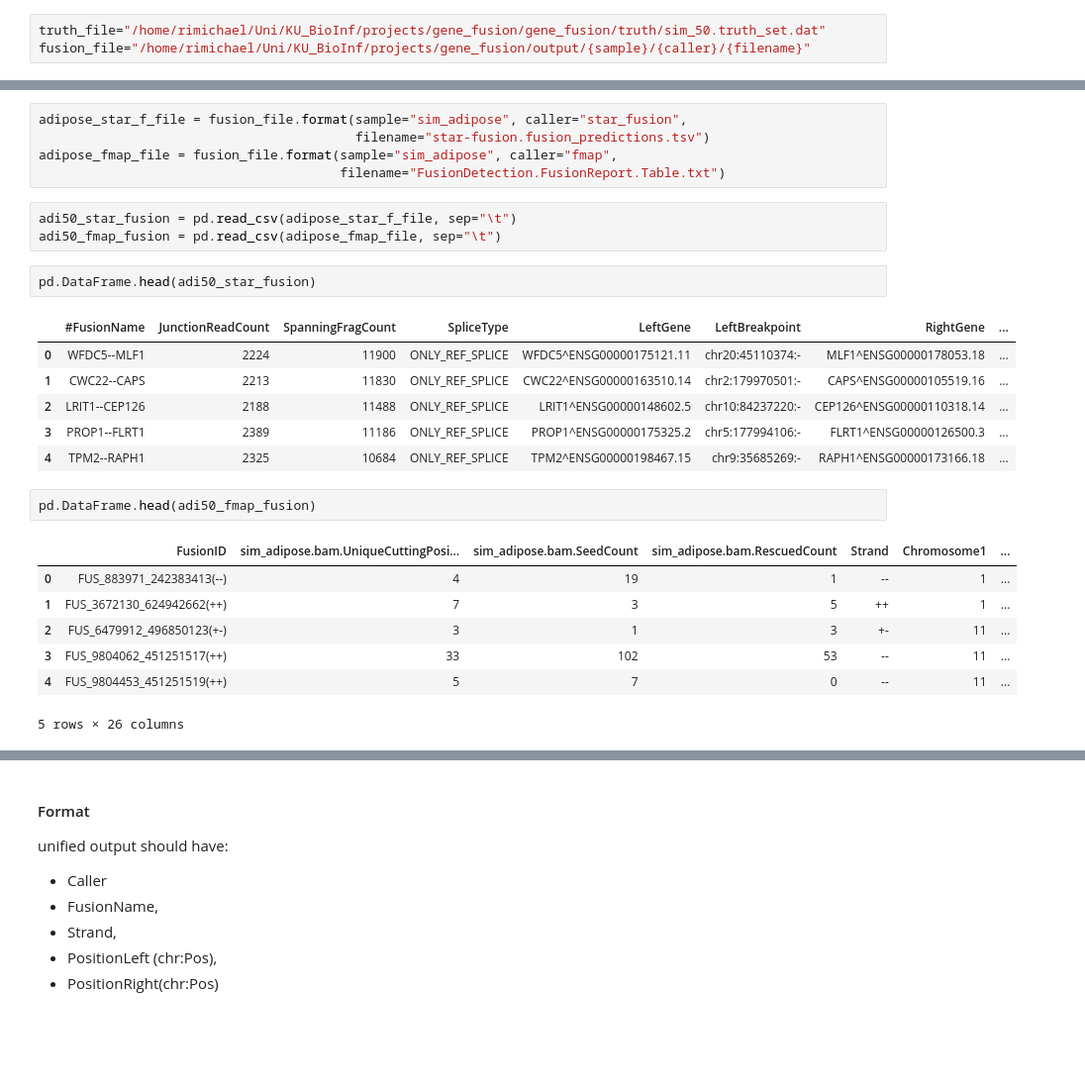
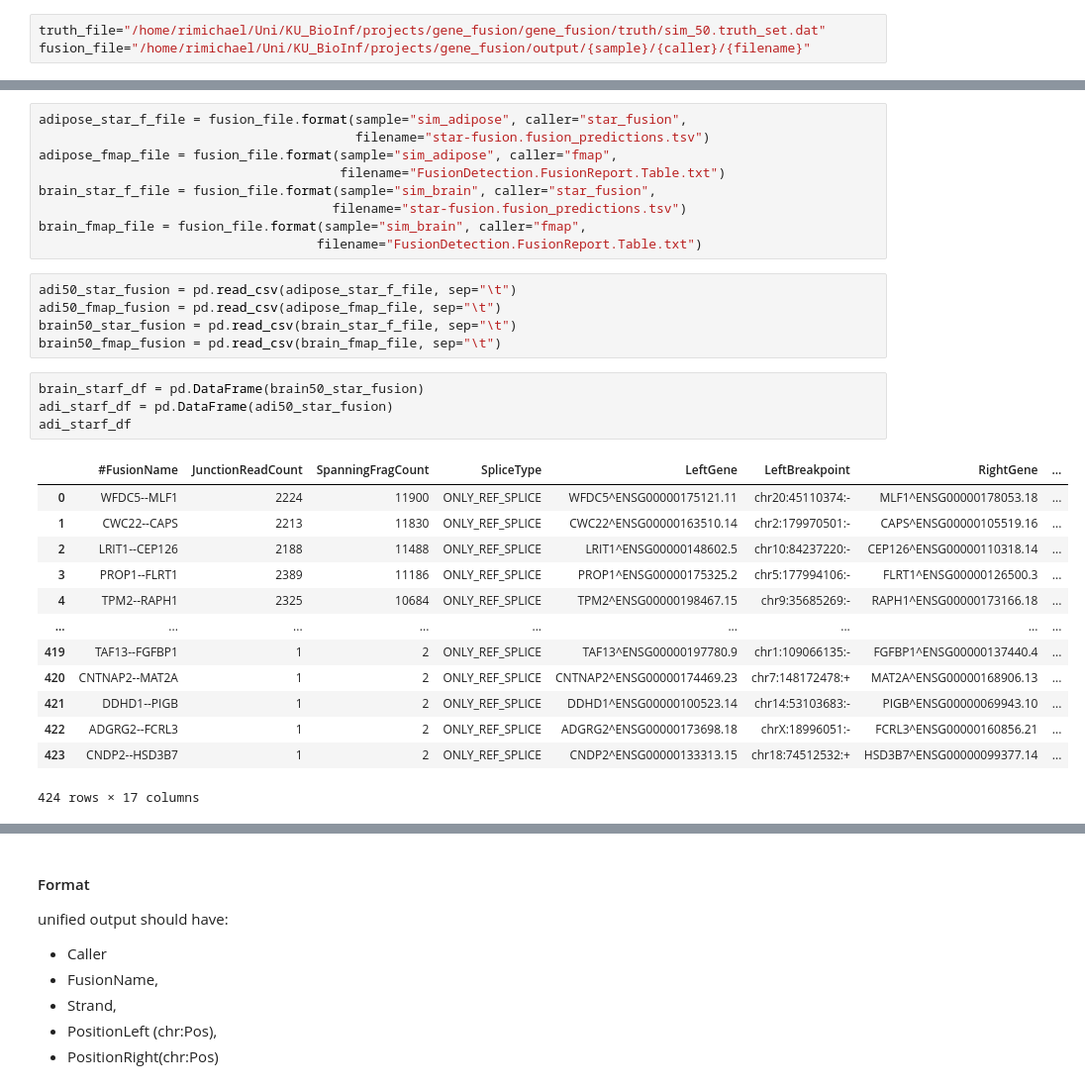
Before and after one commit to RMichae1/gene_fusion, a Jupyter notebook: Fusion_Analysis.ipynb, the cells around one changed output, grey strips where cells are left out. Shown: that part at 99% size. Saved outputs shown, nothing was run; the diff lists cells and outputs as text; blank space fills up the shorter version.

```diff
--- a/Fusion_Analysis.ipynb
+++ b/Fusion_Analysis.ipynb
@@ -21,25 +22,30 @@ adipose_star_f_file = fusion_file.format(sample="sim_adipose", caller="star_fusi
                                          filename="star-fusion.fusion_predictions.tsv")
 adipose_fmap_file = fusion_file.format(sample="sim_adipose", caller="fmap",
                                        filename="FusionDetection.FusionReport.Table.txt")
+brain_star_f_file = fusion_file.format(sample="sim_brain", caller="star_fusion",
+                                      filename="star-fusion.fusion_predictions.tsv")
+brain_fmap_file = fusion_file.format(sample="sim_brain", caller="fmap",
+                                    filename="FusionDetection.FusionReport.Table.txt")
 # %%
 adi50_star_fusion = pd.read_csv(adipose_star_f_file, sep="\t")
 adi50_fmap_fusion = pd.read_csv(adipose_fmap_file, sep="\t")
+brain50_star_fusion = pd.read_csv(brain_star_f_file, sep="\t")
+brain50_fmap_fusion = pd.read_csv(brain_fmap_file, sep="\t")
-# %%
-pd.DataFrame.head(adi50_star_fusion)
-# %% [output]
-|  | #FusionName | JunctionReadCount | SpanningFragCount | SpliceType | LeftGene | LeftBreakpoint | RightGene | ... |
-| 0 | WFDC5--MLF1 | 2224 | 11900 | ONLY_REF_SPLICE | WFDC5^ENSG00000175121.11 | chr20:45110374:- | MLF1^ENSG00000178053.18 | ... |
-| 1 | CWC22--CAPS | 2213 | 11830 | ONLY_REF_SPLICE | CWC22^ENSG00000163510.14 | chr2:179970501:- | CAPS^ENSG00000105519.16 | ... |
-| 2 | LRIT1--CEP126 | 2188 | 11488 | ONLY_REF_SPLICE | LRIT1^ENSG00000148602.5 | chr10:84237220:- | CEP126^ENSG00000110318.14 | ... |
-| 3 | PROP1--FLRT1 | 2389 | 11186 | ONLY_REF_SPLICE | PROP1^ENSG00000175325.2 | chr5:177994106:- | FLRT1^ENSG00000126500.3 | ... |
-| 4 | TPM2--RAPH1 | 2325 | 10684 | ONLY_REF_SPLICE | TPM2^ENSG00000198467.15 | chr9:35685269:- | RAPH1^ENSG00000173166.18 | ... |
-# %%
-pd.DataFrame.head(adi50_fmap_fusion)
-# %% [output]
-|  | FusionID | sim_adipose.bam.UniqueCuttingPosi... | sim_adipose.bam.SeedCount | sim_adipose.bam.RescuedCount | Strand | Chromosome1 | ... |
-| 0 | FUS_883971_242383413(--) | 4 | 19 | 1 | -- | 1 | ... |
-| 1 | FUS_3672130_624942662(++) | 7 | 3 | 5 | ++ | 1 | ... |
-| 2 | FUS_6479912_496850123(+-) | 3 | 1 | 3 | +- | 11 | ... |
-| 3 | FUS_9804062_451251517(++) | 33 | 102 | 53 | -- | 11 | ... |
-| 4 | FUS_9804453_451251519(++) | 5 | 7 | 0 | -- | 11 | ... |
-5 rows × 26 columns
+# %%
+brain_starf_df = pd.DataFrame(brain50_star_fusion)
+adi_starf_df = pd.DataFrame(adi50_star_fusion)
+adi_starf_df
+# %% [output]
+|  | #FusionName | JunctionReadCount | SpanningFragCount | SpliceType | LeftGene | LeftBreakpoint | RightGene | ... |
+| 0 | WFDC5--MLF1 | 2224 | 11900 | ONLY_REF_SPLICE | WFDC5^ENSG00000175121.11 | chr20:45110374:- | MLF1^ENSG00000178053.18 | ... |
+| 1 | CWC22--CAPS | 2213 | 11830 | ONLY_REF_SPLICE | CWC22^ENSG00000163510.14 | chr2:179970501:- | CAPS^ENSG00000105519.16 | ... |
+| 2 | LRIT1--CEP126 | 2188 | 11488 | ONLY_REF_SPLICE | LRIT1^ENSG00000148602.5 | chr10:84237220:- | CEP126^ENSG00000110318.14 | ... |
+| 3 | PROP1--FLRT1 | 2389 | 11186 | ONLY_REF_SPLICE | PROP1^ENSG00000175325.2 | chr5:177994106:- | FLRT1^ENSG00000126500.3 | ... |
+| 4 | TPM2--RAPH1 | 2325 | 10684 | ONLY_REF_SPLICE | TPM2^ENSG00000198467.15 | chr9:35685269:- | RAPH1^ENSG00000173166.18 | ... |
+| ... | ... | ... | ... | ... | ... | ... | ... | ... |
+| 419 | TAF13--FGFBP1 | 1 | 2 | ONLY_REF_SPLICE | TAF13^ENSG00000197780.9 | chr1:109066135:- | FGFBP1^ENSG00000137440.4 | ... |
+| 420 | CNTNAP2--MAT2A | 1 | 2 | ONLY_REF_SPLICE | CNTNAP2^ENSG00000174469.23 | chr7:148172478:+ | MAT2A^ENSG00000168906.13 | ... |
+| 421 | DDHD1--PIGB | 1 | 2 | ONLY_REF_SPLICE | DDHD1^ENSG00000100523.14 | chr14:53103683:- | PIGB^ENSG00000069943.10 | ... |
+| 422 | ADGRG2--FCRL3 | 1 | 2 | ONLY_REF_SPLICE | ADGRG2^ENSG00000173698.18 | chrX:18996051:- | FCRL3^ENSG00000160856.21 | ... |
+| 423 | CNDP2--HSD3B7 | 1 | 2 | ONLY_REF_SPLICE | CNDP2^ENSG00000133313.15 | chr18:74512532:+ | HSD3B7^ENSG00000099377.14 | ... |
+424 rows × 17 columns
```
Also changed, not shown: parts of 19 cells of this notebook, 3 other files.
